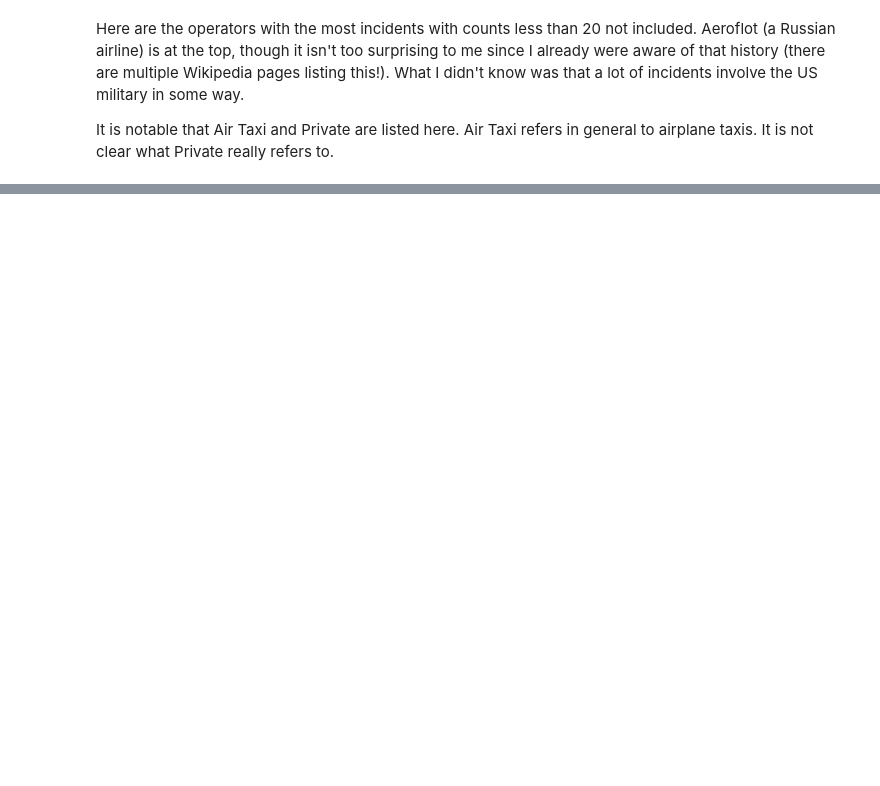
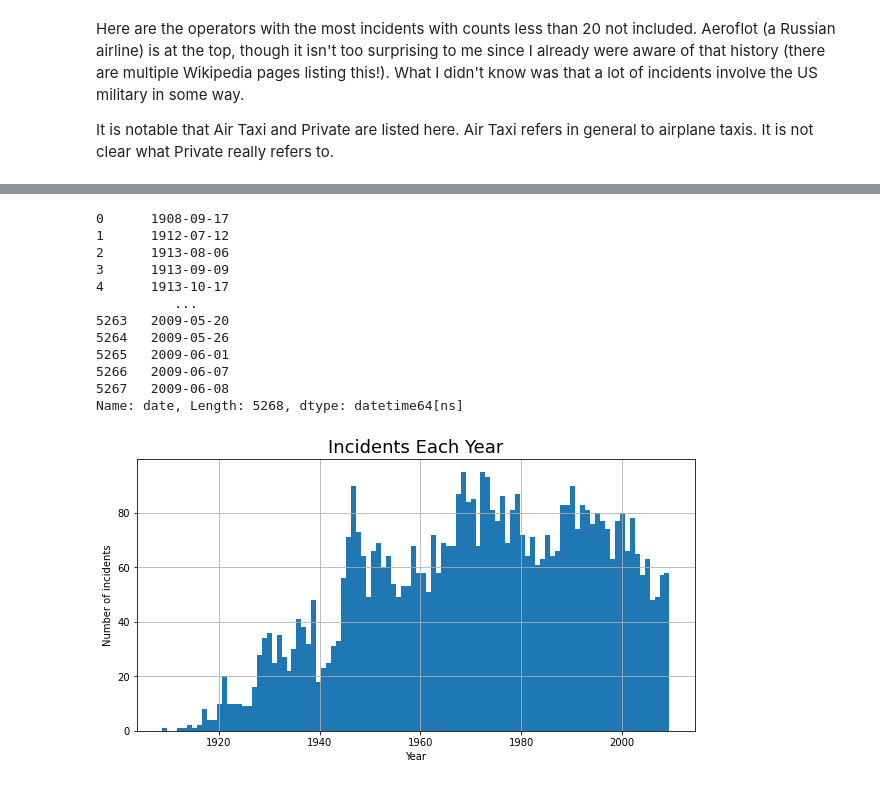
Before and after one commit to unyxium/data_project, a Jupyter notebook: aircraft_crashes.ipynb, the cells around one changed output, grey strips where cells are left out. Cells and saved outputs as stored; diff of their text form; code cells hidden in the pictures; blank space fills up the shorter version.

```diff
--- a/aircraft_crashes.ipynb
+++ b/aircraft_crashes.ipynb
@@ -126,2 +127,26 @@ The DC-3 happens to involve the most incidents. It is quite an old aircraft.
 
 Image credit: "restored Douglas DC-3 in flight" by Towpilot. CC BY-SA 3.0
+# %%
+data = aircraft_crashes['date'].value_counts()
+date = pd.to_datetime(aircraft_crashes['date'], format='%m/%d/%Y')
+print(date)
+date.hist(bins=102)
+plt.title("Incidents Each Year", fontsize=18)
+plt.xlabel('Year', fontsize=10)
+plt.ylabel('Number of incidents', fontsize=10)
+plt.grid(True)
+plt.show()
+# %% [output]
+0      1908-09-17
+1      1912-07-12
+2      1913-08-06
+3      1913-09-09
+4      1913-10-17
+          ...
+5263   2009-05-20
+5264   2009-05-26
+5265   2009-06-01
+5266   2009-06-07
+5267   2009-06-08
+Name: date, Length: 5268, dtype: datetime64[ns]
+[figure, added]
```
Also changed, not shown: parts of 5 cells of this notebook.
